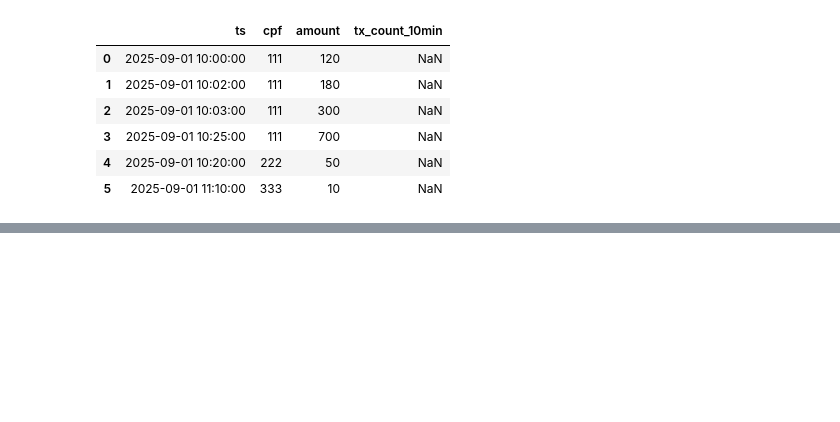
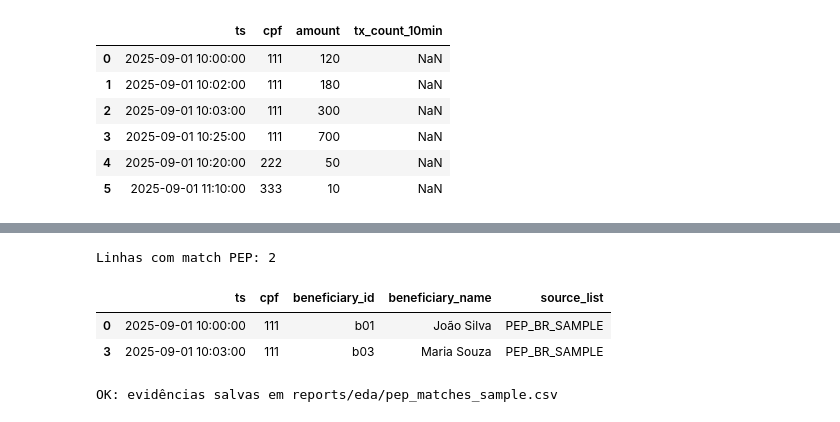
Before and after one commit to The-Black-Needles/case02-reveal-dfir-volatility3-aml, a Jupyter notebook: pandas/01_eda.ipynb, the cells around one changed output, grey strips where cells are left out. Cells and saved outputs as stored; diff of their text form; code cells hidden in the pictures; blank space fills up the shorter version.

```diff
--- a/pandas/01_eda.ipynb
+++ b/pandas/01_eda.ipynb
@@ -119,0 +133,20 @@ paysim[["ts","cpf","amount","tx_count_10min"]].head(10)
+# %%
+# IMPORTS e caminhos
+import pandas as pd
+import numpy as np
+from pathlib import Path
+
+# Confere diretório atual do notebook (deve ser .../blue-team-aml-portfolio/pandas)
+import os
+print("CWD:", os.getcwd())
+
+DATA = Path("../datasets")
+assert DATA.exists(), f"Pasta {DATA} não encontrada. Verifique caminho."
+
+# Carregar datasets (Parquet gerados no Dia 2)
+paysim = pd.read_parquet(DATA / "paysim_sample.parquet")
+ccf    = pd.read_parquet(DATA / "credit_card_fraud.parquet")
+pep    = pd.read_parquet(DATA / "opensanctions_pep_sample.parquet")
+
+print("OK: datasets carregados")
+paysim.head(2), ccf.head(2), pep.head(2)
@@ -119,0 +169,39 @@ paysim[["ts","cpf","amount","tx_count_10min"]].head(10)
+# %%
+# mapa simples de beneficiário -> nome (mock de cadastro)
+bene_map = {
+    "b01":"João Silva","b02":"Loja XPTO","b03":"Maria Souza",
+    "b04":"Empresa ABC","b05":"Serviço Z","b06":"Fulano Teste"
+}
+
+assert "beneficiary_id" in paysim.columns, "Coluna 'beneficiary_id' não existe em paysim"
+
+paysim["beneficiary_name"] = paysim["beneficiary_id"].map(bene_map).fillna("UNKNOWN")
+
+# Match por nome com PEP (atenção: em produção, normalizar nomes, acentos, etc.)
+alertas_pep = paysim.merge(
+    pep, left_on="beneficiary_name", right_on="name",
+    how="left", indicator=True
+)
+
+print("Linhas com match PEP:", (alertas_pep["_merge"]=="both").sum())
+display(
+    alertas_pep.loc[alertas_pep["_merge"]=="both",
+                    ["ts","cpf","beneficiary_id","beneficiary_name","source_list"]].head(10)
+)
+# %% [output]
+Linhas com match PEP: 2
+|  | ts | cpf | beneficiary_id | beneficiary_name | source_list |
+| 0 | 2025-09-01 10:00:00 | 111 | b01 | João Silva | PEP_BR_SAMPLE |
+| 3 | 2025-09-01 10:03:00 | 111 | b03 | Maria Souza | PEP_BR_SAMPLE |
+# %%
+from pathlib import Path
+Path("../reports/eda").mkdir(parents=True, exist_ok=True)
+
+# salva as linhas com match (se houver)
+(alertas_pep.loc[alertas_pep["_merge"]=="both",
+                 ["ts","cpf","beneficiary_id","beneficiary_name","source_list"]]
+ .to_csv("../reports/eda/pep_matches_sample.csv", index=False))
+
+print("OK: evidências salvas em reports/eda/pep_matches_sample.csv")
+# %% [output]
+OK: evidências salvas em reports/eda/pep_matches_sample.csv
```
Also changed, not shown: parts of 2 cells of this notebook, 11 other files.
